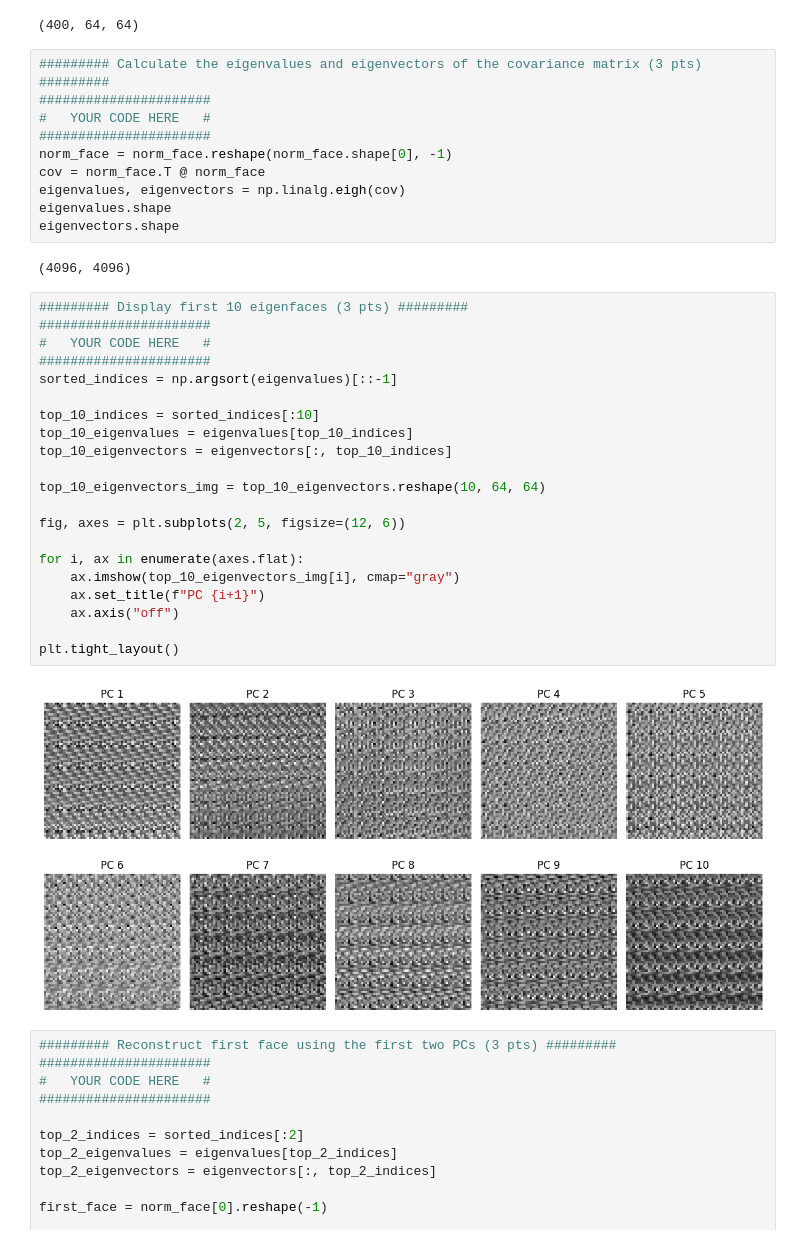
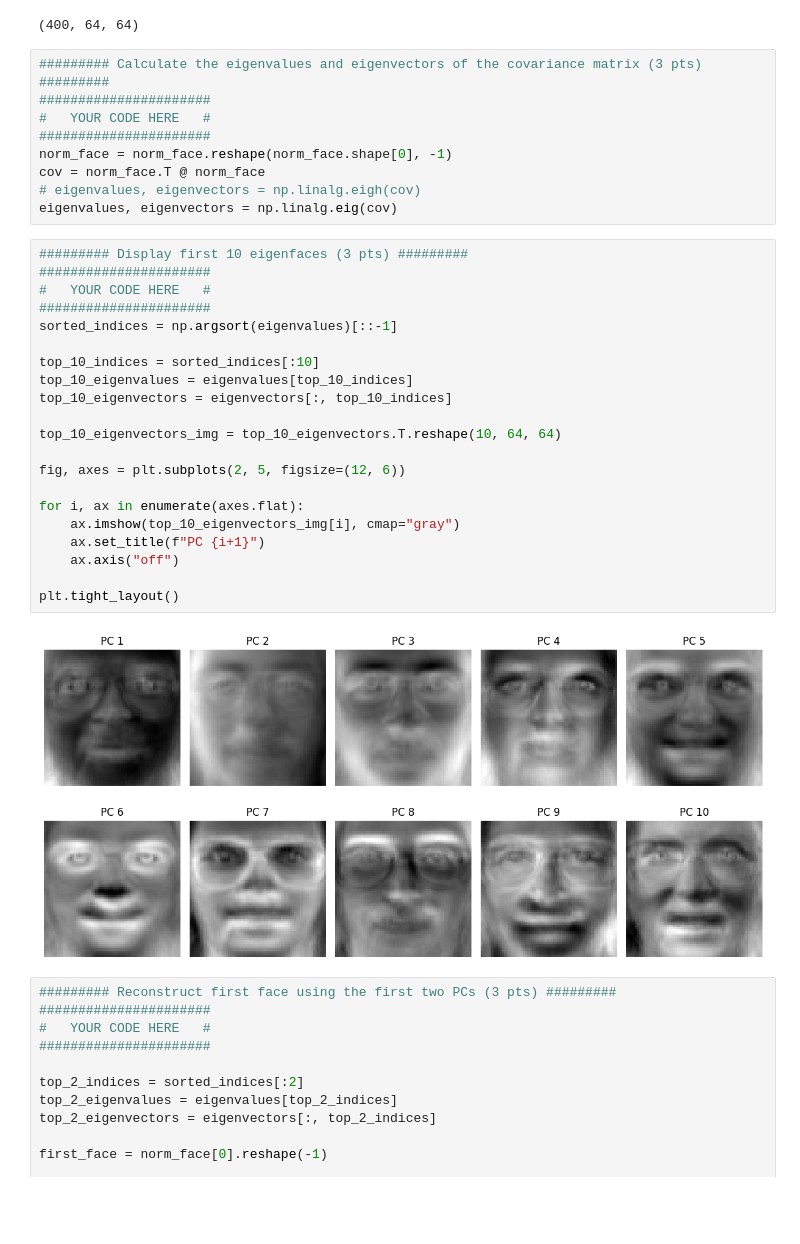
Before and after one commit to XHYuu/AI_Basic_and_Application, a Jupyter notebook: Ass2/Q2/Q2_PCA.ipynb, the cells around one changed output. Drawn from its saved outputs; the diff is of its cells as text; blank space fills up the shorter version.

```diff
--- a/Ass2/Q2/Q2_PCA.ipynb
+++ b/Ass2/Q2/Q2_PCA.ipynb
@@ -55,34 +56,31 @@ norm_face.shape
 ######################
 norm_face = norm_face.reshape(norm_face.shape[0], -1)
 cov = norm_face.T @ norm_face
-eigenvalues, eigenvectors = np.linalg.eigh(cov)
-eigenvalues.shape
-eigenvectors.shape
+# eigenvalues, eigenvectors = np.linalg.eigh(cov)
+eigenvalues, eigenvectors = np.linalg.eig(cov)
-# %% [output]
-(4096, 4096)
 # %%
 ######### Display first 10 eigenfaces (3 pts) #########
 ######################
 #   YOUR CODE HERE   #
 ######################
 sorted_indices = np.argsort(eigenvalues)[::-1]
 
 top_10_indices = sorted_indices[:10]
 top_10_eigenvalues = eigenvalues[top_10_indices]
 top_10_eigenvectors = eigenvectors[:, top_10_indices]
 
-top_10_eigenvectors_img = top_10_eigenvectors.reshape(10, 64, 64)
+top_10_eigenvectors_img = top_10_eigenvectors.T.reshape(10, 64, 64)
 
 fig, axes = plt.subplots(2, 5, figsize=(12, 6))
 
 for i, ax in enumerate(axes.flat):
     ax.imshow(top_10_eigenvectors_img[i], cmap="gray")
     ax.set_title(f"PC {i+1}")
     ax.axis("off")
 
 plt.tight_layout()
 # %% [output]
-[figure, old version]
+[figure, new version]
 # %%
 ######### Reconstruct first face using the first two PCs (3 pts) #########
 ######################
```
Also changed, not shown: parts of 2 cells of this notebook.
